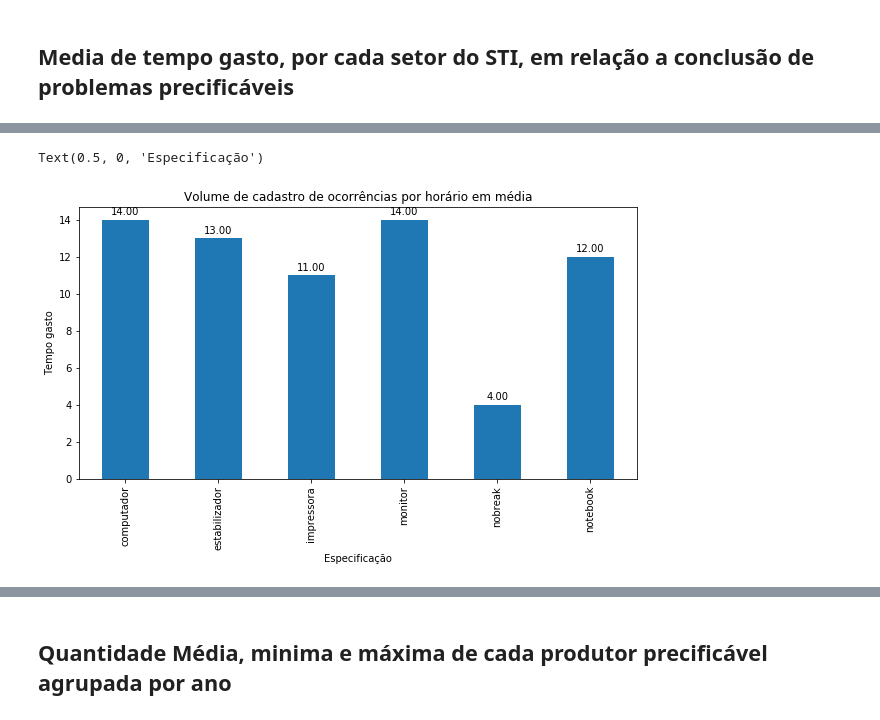
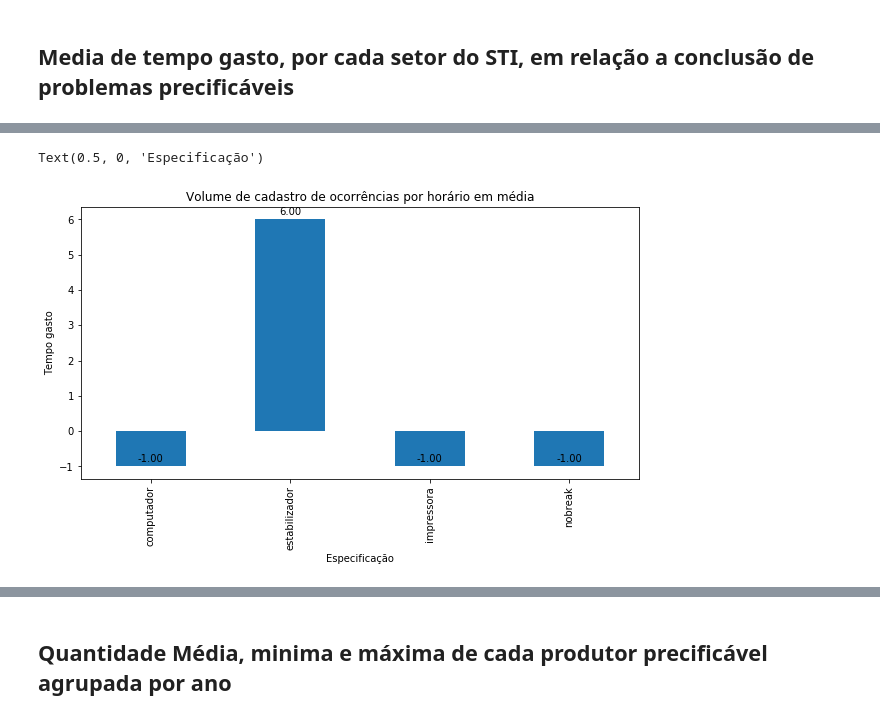
Before and after one commit to VictorCampelo/Ocomon-DS-Project, a Jupyter notebook: FirstOcomonNotebook.ipynb, the cells around one changed output, grey strips where cells are left out. Drawn from its saved outputs; the diff is of its cells as text; code cells hidden in the pictures.

```diff
--- a/FirstOcomonNotebook.ipynb
+++ b/FirstOcomonNotebook.ipynb
@@ -605,12 +763,12 @@ estabilizador = df[(df['HOUR_EFIC'] > 0) & (df['HAS_VALUE'] == 'P') & (df['OPEN_
 # %%
-ndf = round(df[((df['OPEN_YEAR_1'] >= 2015) & (df['HAS_VALUE'] == 'P'))].groupby('EQUIP')['HOUR_EFIC'].mean())
+ndf = round(df[((df['OPEN_YEAR_1'] >= 2015) & (df['HAS_VALUE'] == 'P'))].groupby('EQUIP')['HOUR_EFIC'].min())
 plt.figure(figsize = (10, 5))
 ax = ndf.plot.bar()
 autolabel(ax.patches)
 plt.title("Volume de cadastro de ocorrências por horário em média")
 plt.ylabel("Tempo gasto")
 plt.xlabel("Especificação")
 # %% [output]
 Text(0.5, 0, 'Especificação')
-[figure, old version]
+[figure, new version]
 # %%
```
Also changed, not shown: parts of 66 cells of this notebook.
